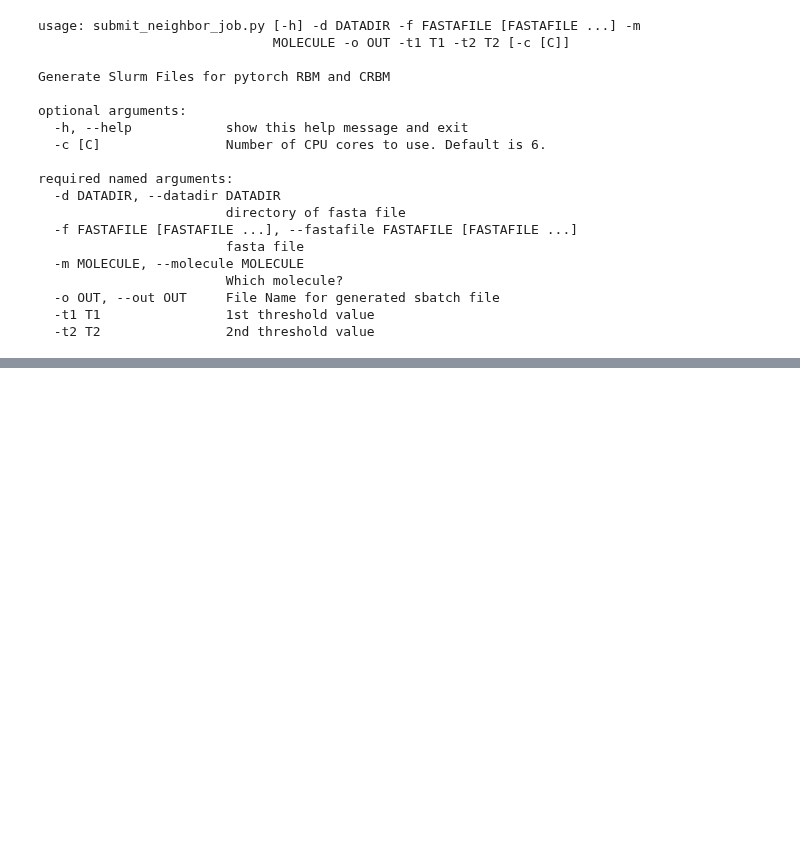
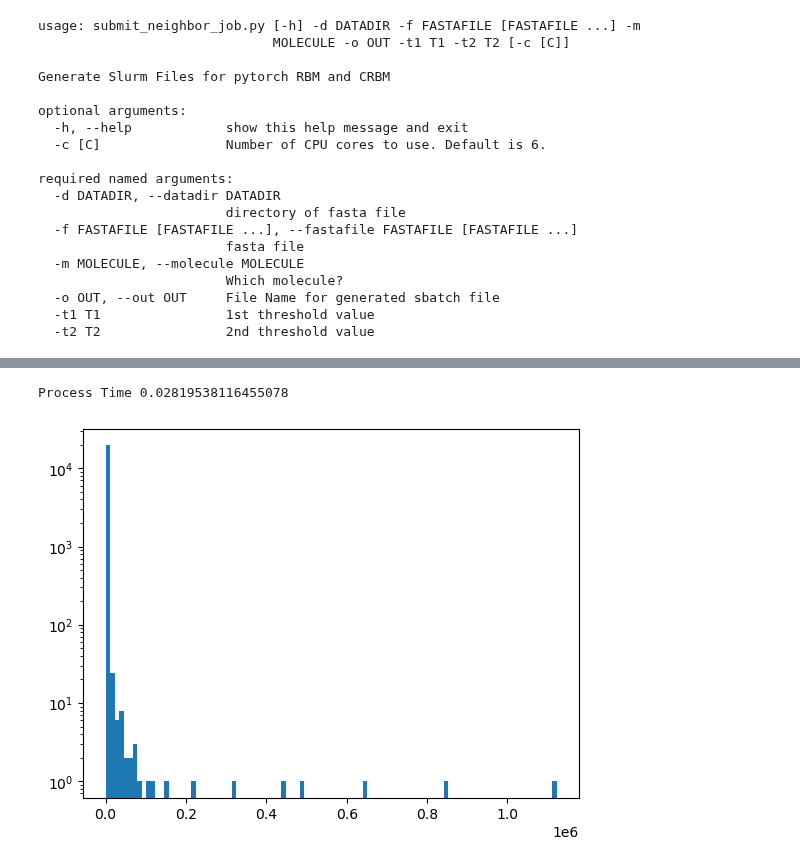
Before and after one commit to Jonahowns/phage_display_ML, a Jupyter notebook: datasets/cov_dataset_prep_example.ipynb, the cells around one changed output, grey strips where cells are left out. Saved outputs shown, nothing was run; the diff lists cells and outputs as text; code cells hidden in the pictures; blank space fills up the shorter version.

```diff
--- a/datasets/cov_dataset_prep_example.ipynb
+++ b/datasets/cov_dataset_prep_example.ipynb
@@ -331,0 +338,8 @@ required named arguments:
+# %%
+import rbm_torch.utils.utils as utils
+
+seqs, affs, chars, q  = utils.fasta_read("./cov/m1.fasta", "dna", threads=6)
+dp.quick_hist(affs)
+# %% [output]
+Process Time 0.02819538116455078
+[figure, added]
```
Also changed, not shown: parts of 10 cells of this notebook, 7 other files.
